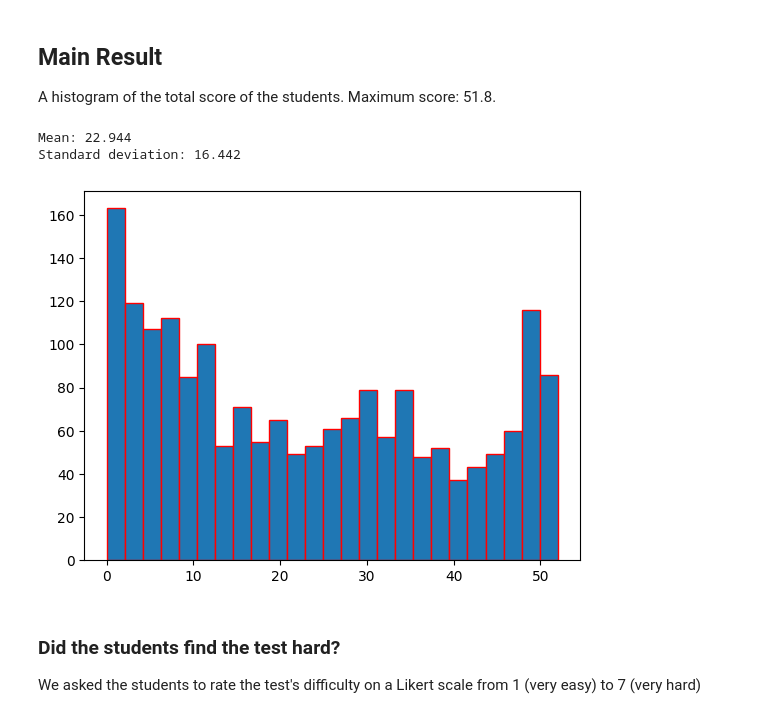
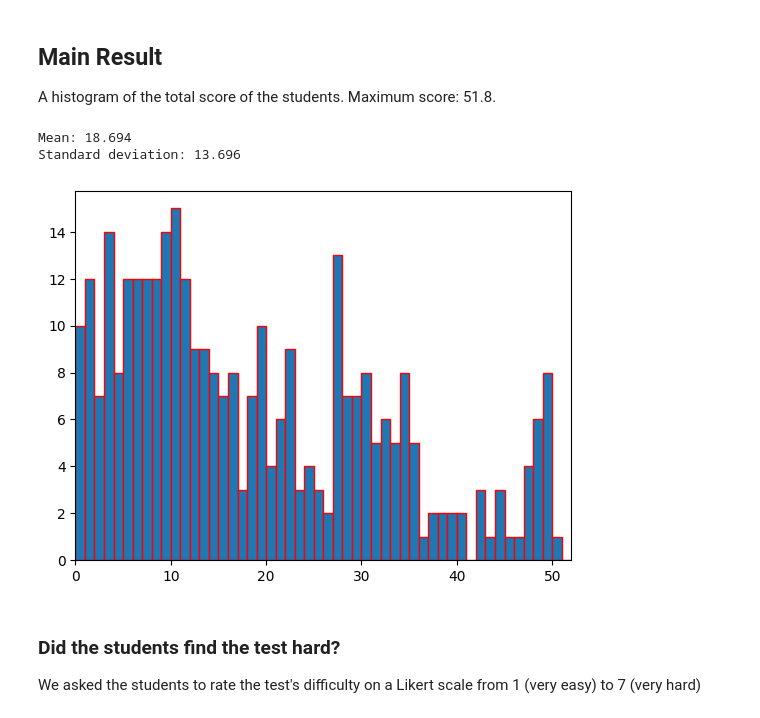
Before and after one commit to SondreBolland/Nordic-Prior-Knowledge-Test-2024, a Jupyter notebook: Dynamic Report.ipynb, the cells around one changed output. Saved outputs shown, nothing was run; the diff lists cells and outputs as text; code cells hidden in the pictures.

```diff
--- a/Dynamic Report.ipynb
+++ b/Dynamic Report.ipynb
@@ -55,8 +56,8 @@ Use the next cell to filter the students based on your criteria.
 To reset the dataframe, simply run the cell above.
 # %%
 # Filter by institution
-specific_institutions = ['UiB'] # 'UiB', 'NTNU', 'UiS', 'HvL', 'UiO', 'Kristiania', 'NMBU', 'OsloMet'
-#df = df[(df['Institution'].isin(specific_institutions))]
+specific_institutions = ['UiS'] # 'UiB', 'NTNU', 'UiS', 'HvL', 'UiO', 'Kristiania', 'NMBU', 'OsloMet'
+df = df[(df['Institution'].isin(specific_institutions))]
 # %%
 # Filter out all non INF100 related study programs
 inf100_studyprograms = ['Nanoteknologi, Bachelor', 'Datateknologi, Bachelor', 'Datasikkerhet, Bachelor', 'Bioinformatikk, Bachelor', 'Informatikk, Matematikk og Økonomi, Bachelor', 'Fysikk, Bachelor', 'Data science, Siv.ing.', 'Kognitiv vitenskap, Bachelor', 'Energi, Siv.ing.', 'Geofysikk, Bachelor', 'Anvendt matematikk, Bachelor', 'Geovitenskap, Bachelor', 'Kjemi, Bachelor', 'Matematikk, Bachelor', 'Statistikk og data science, Bachelor', 'Vær hav og klimafysikk, Bachelor', 'Havteknologi, Siv.ing.', 'Integrert masterprogram i aktuarfag og analyse', 'Informatikk, Årsstudium', 'Biologi, Bachelor', 'Geofag og informatikk, Bachelor', 'Molykelærbiologi, Bachelor', 'Havbruk, Siv.ing.', 'Medisinsk teknologi, Siv.ing.']
@@ -269,7 +254,7 @@ Name: proportion, dtype: float64
 In this section of the report, the main results are presented before a review of the background the students have on the various study paths and what connection there is between background and results. Later we take a close look at how well they performed in specific programming tasks to understand their grasp of the different concepts.
 # %%
 # Configurations
-bins = 25
+bins = 52
 edgecolor = 'red'
 alpha = 0.5
 # %% [markdown]
@@ -278,18 +263,20 @@ A histogram of the total score of the students. Maximum score: 51.8.
 # %%
 x = df['Total']
 
 mean = df.loc[:, 'Total'].mean()
 sd = df.loc[:, 'Total'].std()
 print(f'Mean: {round(mean, 3)}')
 print(f'Standard deviation: {round(sd, 3)}')
 
-
 plt.hist(x, edgecolor=edgecolor, bins=bins, range=[0, 52])
+plt.margins(x=0.0001)
+fig = plt.gcf()
 plt.show()
+fig.savefig('plots/allHist.png')
 # %% [output]
-Mean: 22.944
-Standard deviation: 16.442
+Mean: 18.694
+Standard deviation: 13.696
-[figure, old version]
+[figure, new version]
 # %% [markdown]
 ### Did the students find the test hard?
 We asked the students to rate the test's difficulty on a Likert scale from 1 (very easy) to 7 (very hard)
```
Also changed, not shown: parts of 66 cells of this notebook.
